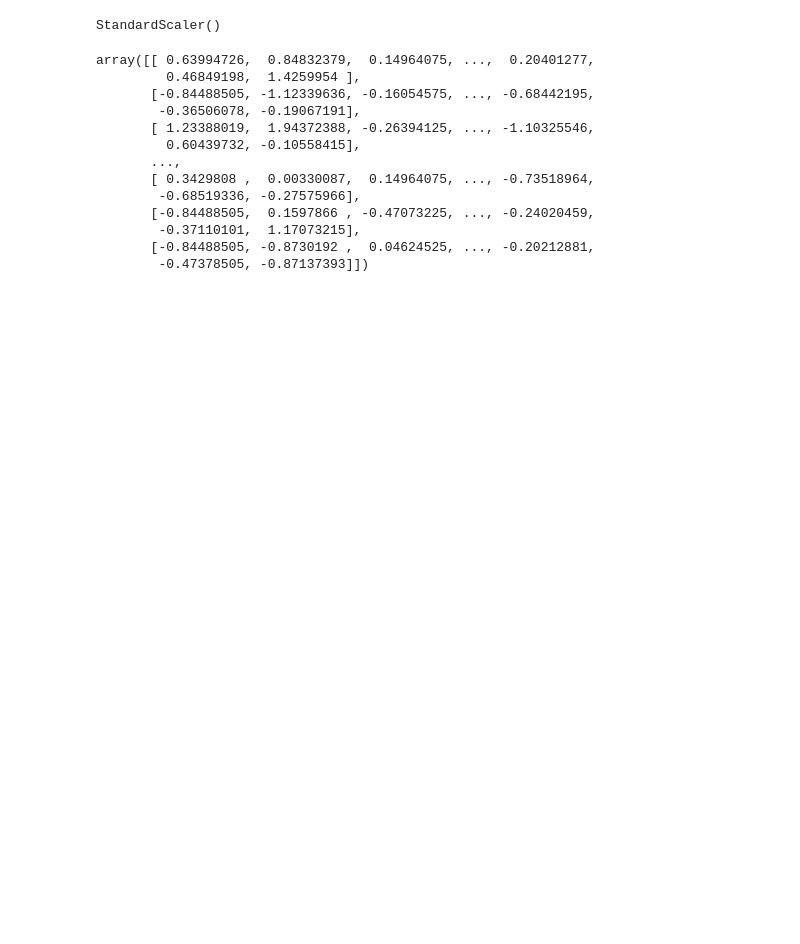
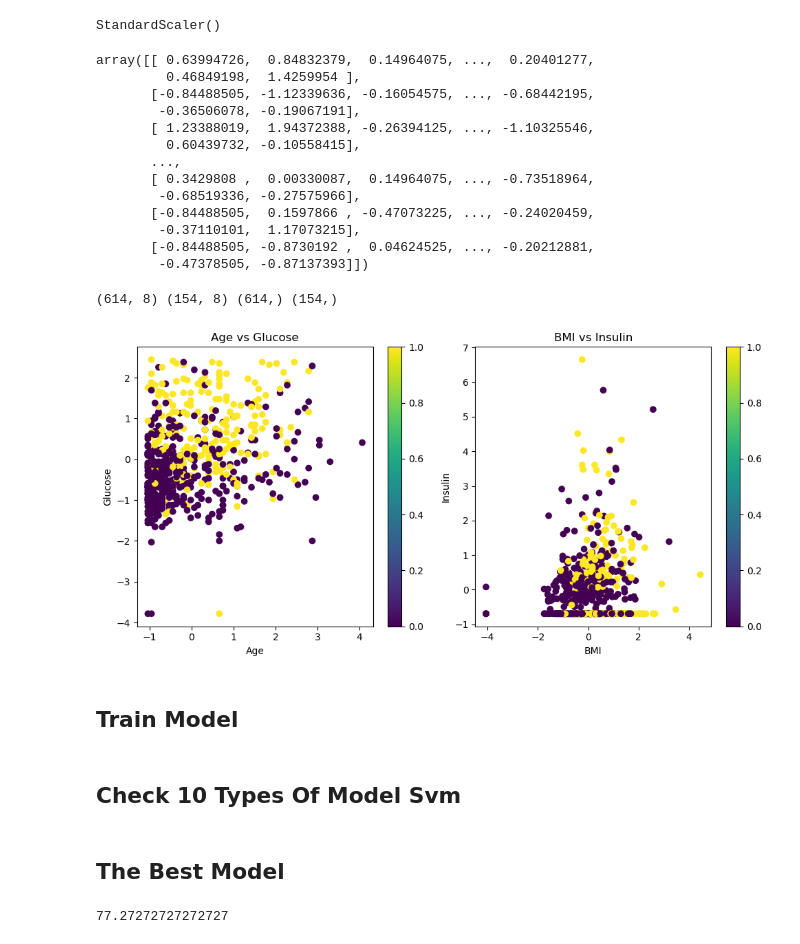
Before and after one commit to amirhajif/Diabetes-Predicition, a Jupyter notebook: main.ipynb, the cells around one changed output. Saved outputs shown, nothing was run; the diff lists cells and outputs as text; code cells hidden in the pictures; blank space fills up the shorter version.

Commit message:
Add Model - Finish

```diff
--- a/main.ipynb
+++ b/main.ipynb
@@ -161,3 +150,36 @@ array([[ 0.63994726,  0.84832379,  0.14964075, ...,  0.20401277,
         -0.37110101,  1.17073215],
        [-0.84488505, -0.8730192 ,  0.04624525, ..., -0.20212881,
         -0.47378505, -0.87137393]])
+# %%
+X = standardized_data
+# %%
+X_train,X_test,Y_train,Y_test=train_test_split(X,Y,test_size=0.2,random_state=2,stratify=Y)
+print(X_train.shape,X_test.shape,Y_train.shape,Y_test.shape)
+# %% [output]
+(614, 8) (154, 8) (614,) (154,)
+# %%
+
+plt.figure(figsize=(10, 5))
+
+plt.subplot(1, 2, 1)
+plt.scatter(X_train[:, 7], X_train[:, 1], c=Y_train, cmap='viridis')
+plt.xlabel('Age')
+plt.ylabel('Glucose')
+plt.title('Age vs Glucose')
+plt.colorbar()
+
+plt.subplot(1, 2, 2)
+plt.scatter(X_train[:, 5], X_train[:, 4], c=Y_train, cmap='viridis')
+plt.xlabel('BMI')
+plt.ylabel('Insulin')
+plt.title('BMI vs Insulin')
+plt.colorbar()
+
+plt.tight_layout()
+plt.show()
+# %% [output]
+[figure, added]
+# %% [markdown]
+## Train Model
+# %% [markdown]
+## Check 10 Types Of Model Svm
@@ -163,0 +208,11 @@ array([[ 0.63994726,  0.84832379,  0.14964075, ...,  0.20401277,
+# %% [markdown]
+## The Best Model
+# %%
+classifier=SVC(kernel='linear')
+classifier.fit(X_train,Y_train)
+
+Y_pred=classifier.predict(X_test)
+accuracy=accuracy_score(Y_test,Y_pred)
+print(accuracy*100)
+# %% [output]
+77.27272727272727
```
Also changed, not shown: parts of 5 cells of this notebook.
